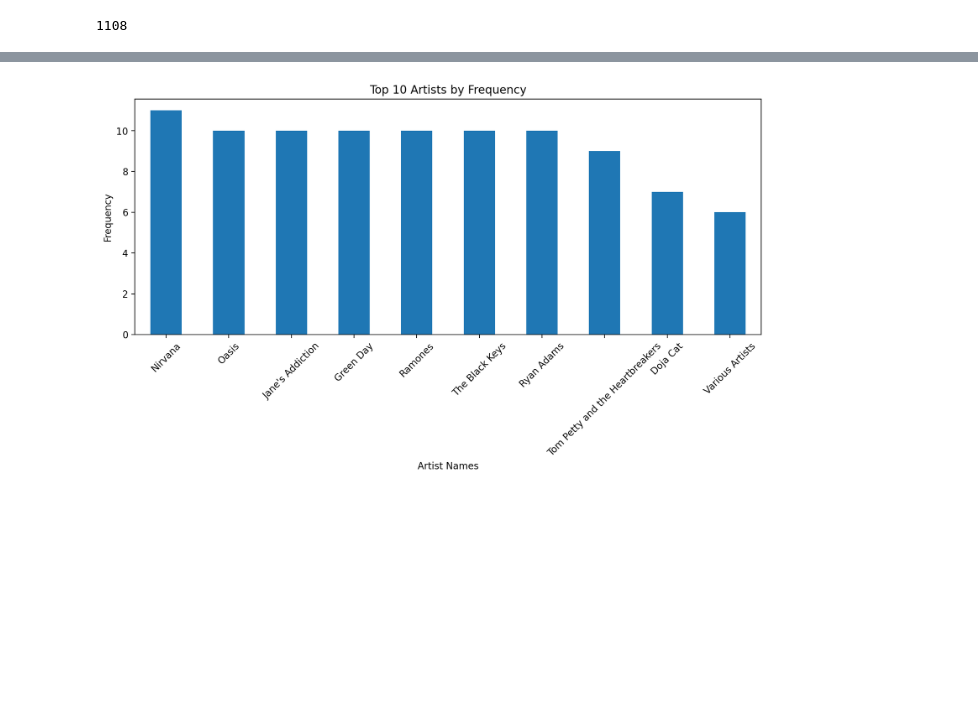
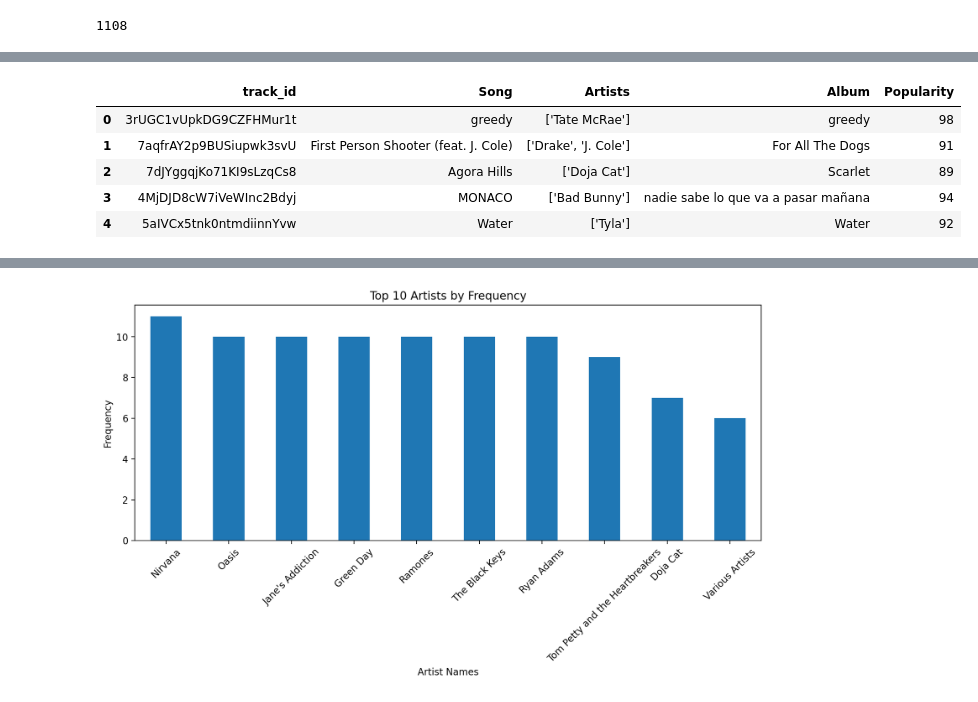
Before and after one commit to EthanFalcao/Spotify_Reccommendation_Algorithm, a Jupyter notebook: Input data from Spotity api .ipynb, the cells around one changed output, grey strips where cells are left out. Saved outputs shown, nothing was run; the diff lists cells and outputs as text; code cells hidden in the pictures; blank space fills up the shorter version.

```diff
--- a/Input data from Spotity api .ipynb
+++ b/Input data from Spotity api .ipynb
@@ -570,0 +234,14 @@ len(df)
+# %%
+df_info = pd.concat([df_5k, df_10k, df_15k])
+df_info = df_info.rename(columns={'ID': 'track_id',
+                                  'Song Name': 'Song',
+                                  'Album Name': 'Album'
+                                  })
+df_info.head()
+# %% [output]
+|  | track_id | Song | Artists | Album | Popularity |
+| 0 | 3rUGC1vUpkDG9CZFHMur1t | greedy | ['Tate McRae'] | greedy | 98 |
+| 1 | 7aqfrAY2p9BUSiupwk3svU | First Person Shooter (feat. J. Cole) | ['Drake', 'J. Cole'] | For All The Dogs | 91 |
+| 2 | 7dJYggqjKo71KI9sLzqCs8 | Agora Hills | ['Doja Cat'] | Scarlet | 89 |
+| 3 | 4MjDJD8cW7iVeWInc2Bdyj | MONACO | ['Bad Bunny'] | nadie sabe lo que va a pasar mañana | 94 |
+| 4 | 5aIVCx5tnk0ntmdiinnYvw | Water | ['Tyla'] | Water | 92 |
```
Also changed, not shown: parts of 35 cells of this notebook, 5 other files.
